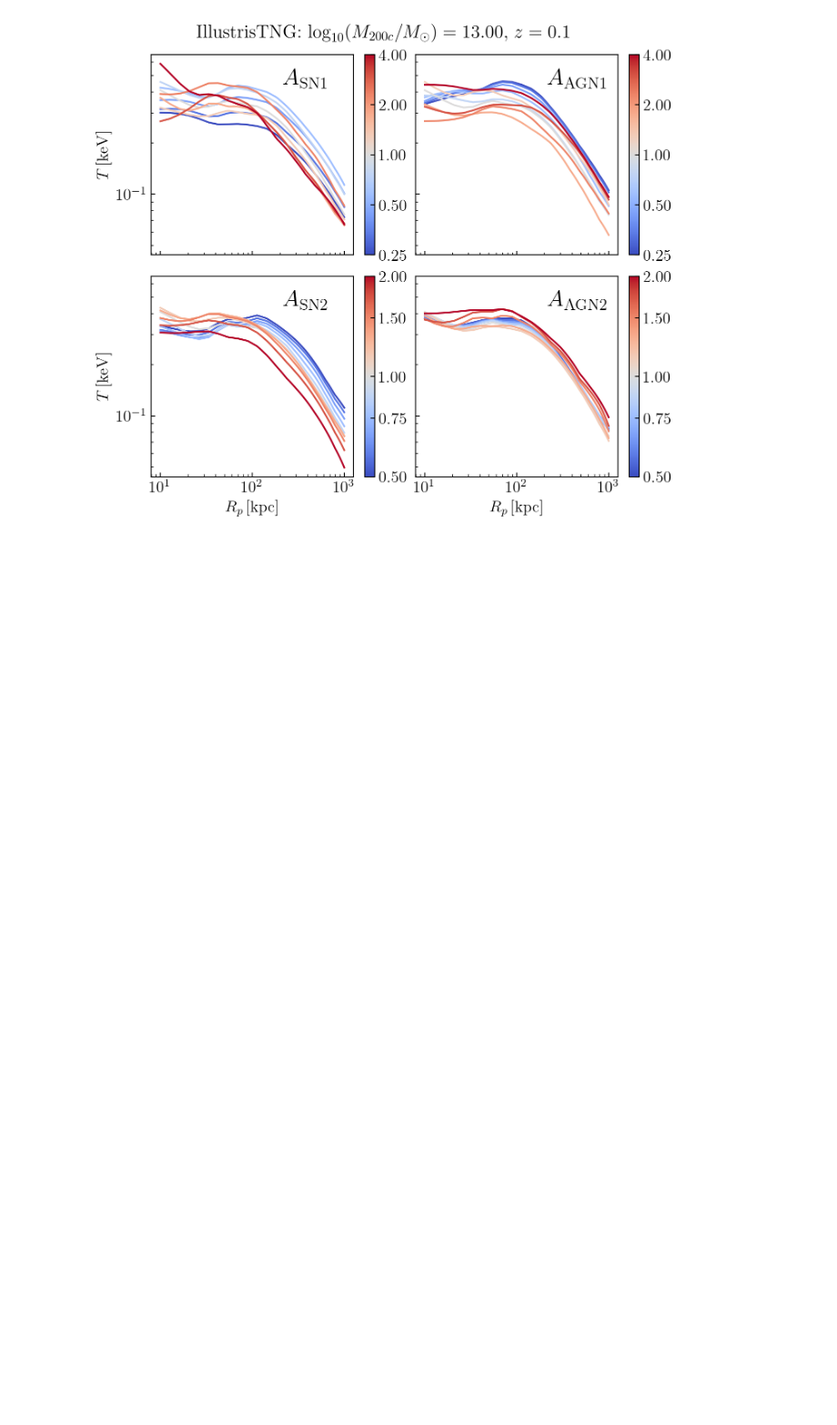
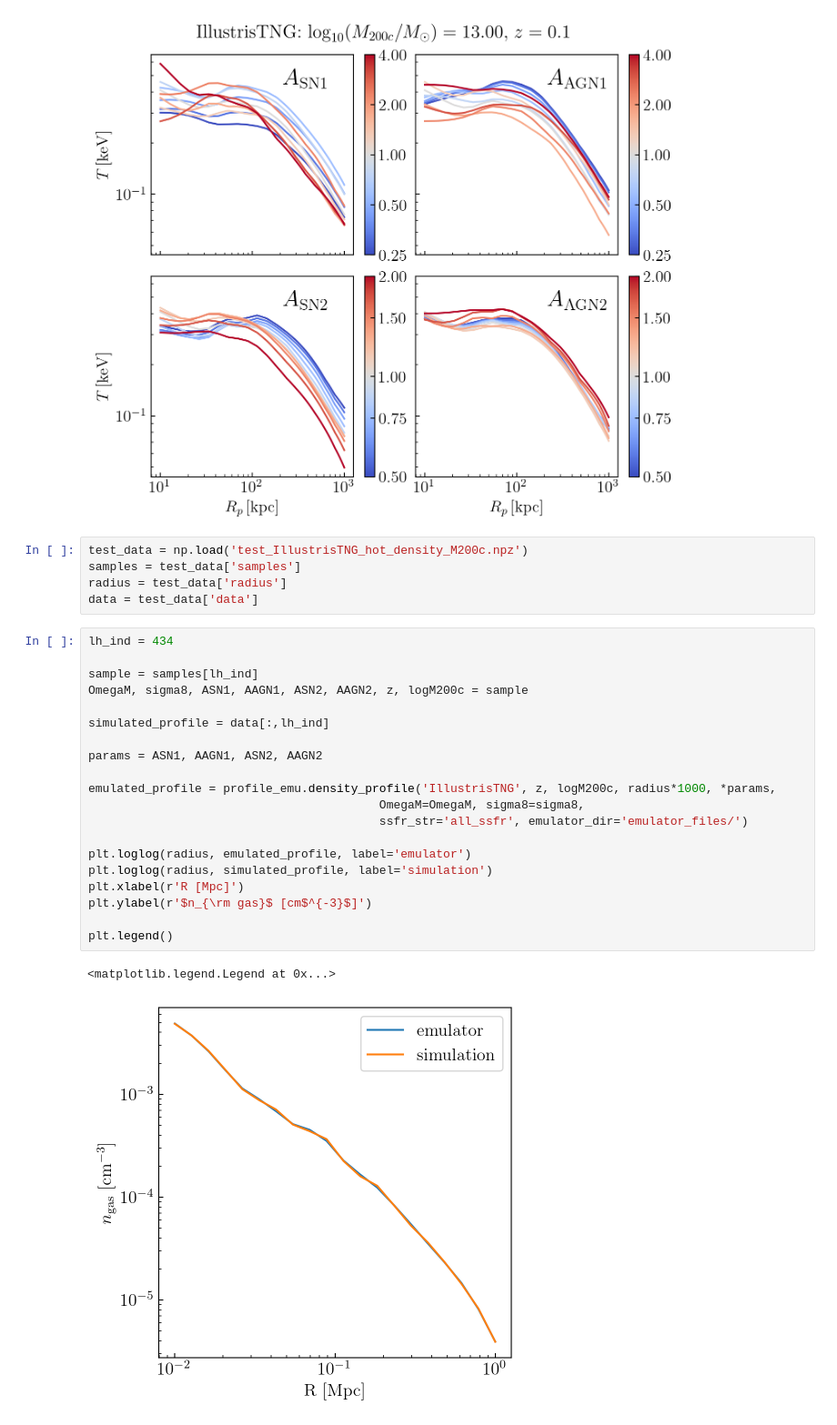
Before and after one commit to ethlau/CAMELS_emulator, a Jupyter notebook: Profile_emulator_M200c.ipynb, the cells around one changed output. Shown at 91% size. Cells and saved outputs as stored; diff of their text form; blank space fills up the shorter version.

Commit message:
added simulation data; Om and sigma8 in profiles and Mgas and fgas

```diff
--- a/Profile_emulator_M200c.ipynb
+++ b/Profile_emulator_M200c.ipynb
@@ -410,3 +410,31 @@ for logM200c in [12, 12.5, 13.0]:
 [figure]
 [figure]
 [figure]
+# %%
+test_data = np.load('test_IllustrisTNG_hot_density_M200c.npz')
+samples = test_data['samples']
+radius = test_data['radius']
+data = test_data['data']
+# %%
+lh_ind = 434
+
+sample = samples[lh_ind]
+OmegaM, sigma8, ASN1, AAGN1, ASN2, AAGN2, z, logM200c = sample
+
+simulated_profile = data[:,lh_ind]
+
+params = ASN1, AAGN1, ASN2, AAGN2
+
+emulated_profile = profile_emu.density_profile('IllustrisTNG', z, logM200c, radius*1000, *params,
+                                         OmegaM=OmegaM, sigma8=sigma8,
+                                         ssfr_str='all_ssfr', emulator_dir='emulator_files/')
+
+plt.loglog(radius, emulated_profile, label='emulator')
+plt.loglog(radius, simulated_profile, label='simulation')
+plt.xlabel(r'R [Mpc]')
+plt.ylabel(r'$n_{\rm gas}$ [cm$^{-3}$]')
+
+plt.legend()
+# %% [output]
+<matplotlib.legend.Legend at 0x...>
+[figure, added]
```
Also changed, not shown: parts of 1 cell of this notebook, 2 other files.
